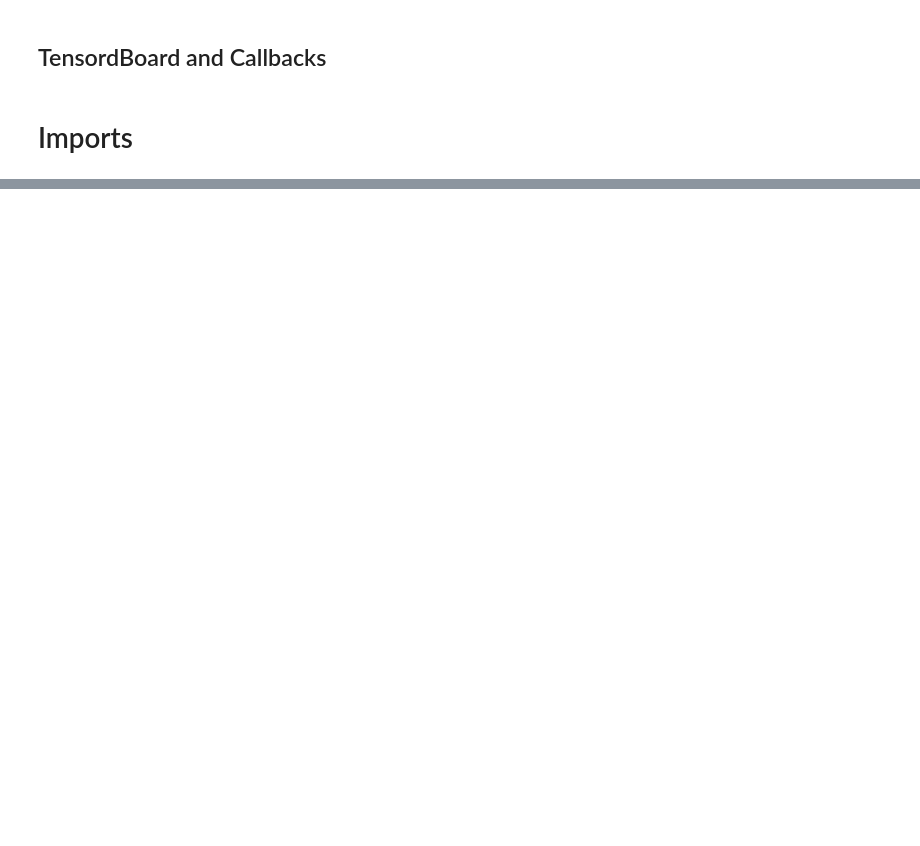
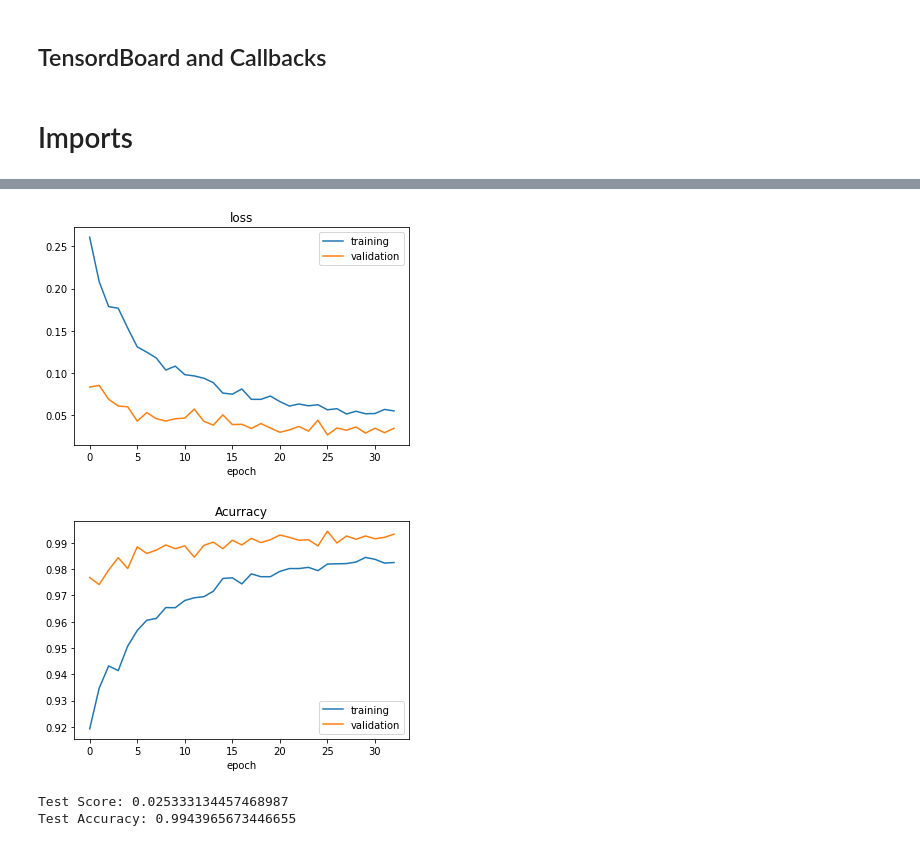
Before and after one commit to ericlewisX/computer_vision_classifier, a Jupyter notebook: Traffic_Signs_Classifier.ipynb, the cells around one changed output, grey strips where cells are left out. Saved outputs shown, nothing was run; the diff lists cells and outputs as text; code cells hidden in the pictures; blank space fills up the shorter version.

```diff
--- a/Traffic_Signs_Classifier.ipynb
+++ b/Traffic_Signs_Classifier.ipynb
@@ -159,0 +319,2 @@ def train_validation_split(X_train, y_train, validation_size):
+# %%
+X_train, X_validation, X_test = depth_adder(X_train, X_validation, X_test)
@@ -159,0 +342,2 @@ def train_validation_split(X_train, y_train, validation_size):
+# %%
+y_train, y_validation, y_test = to_categorical(y_train, class_count), to_categorical(y_validation, class_count), to_categorical(y_test, class_count)
@@ -159,0 +366,13 @@ def train_validation_split(X_train, y_train, validation_size):
+# %%
+# Fit
+batch_size_val = 50
+steps_per_epoch_val = len(X_train) // batch_size_val
+epochs_val = 50
+
+history = model.fit(X_train, y_train,
+                    batch_size = batch_size_val,
+                    steps_per_epoch = steps_per_epoch_val,
+                    epochs = epochs_val,
+                    shuffle = 1,
+                    validation_data=(X_validation,y_validation),
+                    callbacks=[early_stopping, model_checkpoint], verbose = 1)
@@ -159,0 +420,22 @@ def train_validation_split(X_train, y_train, validation_size):
+# %%
+plt.figure(1)
+plt.plot(history.history['loss'])
+plt.plot(history.history['val_loss'])
+plt.legend(['training','validation'])
+plt.title('loss')
+plt.xlabel('epoch')
+plt.figure(2)
+plt.plot(history.history['accuracy'])
+plt.plot(history.history['val_accuracy'])
+plt.legend(['training','validation'])
+plt.title('Acurracy')
+plt.xlabel('epoch')
+plt.show()
+score = model.evaluate(X_test, y_test, verbose=0)
+print('Test Score:', score[0])
+print('Test Accuracy:', score[1])
+# %% [output]
+[figure, added]
+[figure, added]
+Test Score: 0.025333134457468987
+Test Accuracy: 0.9943965673446655
```
Also changed, not shown: parts of 32 cells of this notebook.
